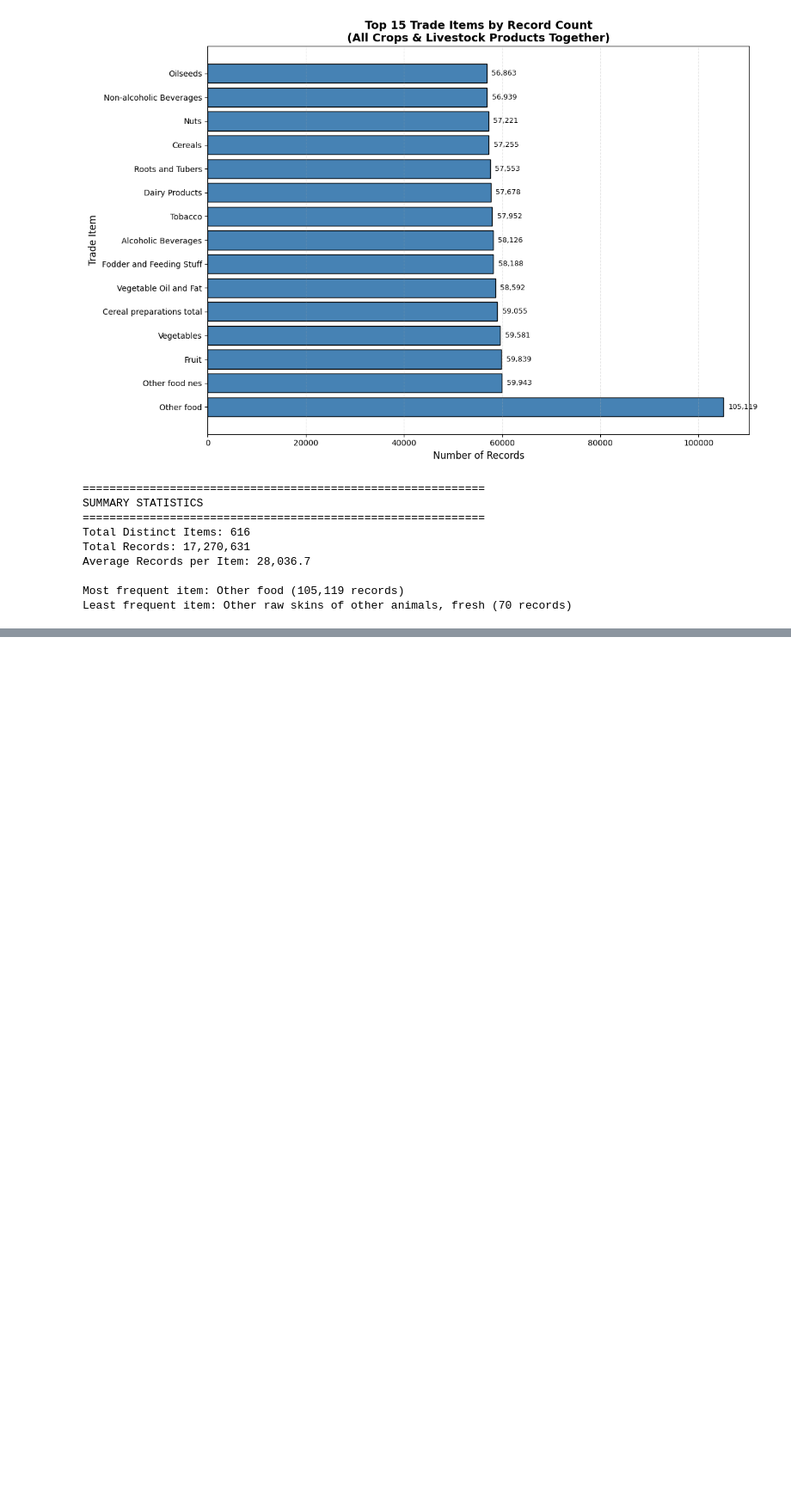
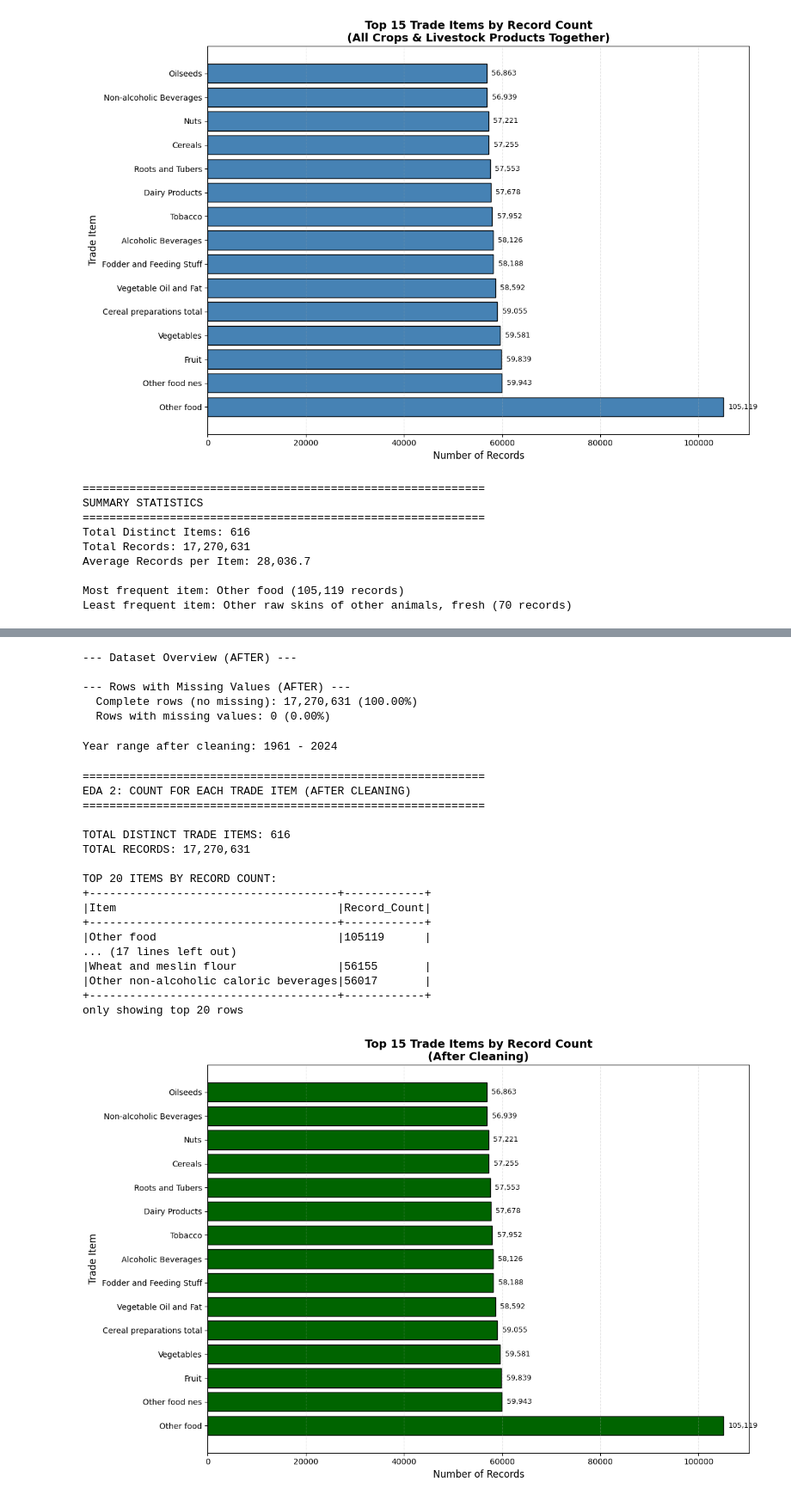
Before and after one commit to prodigal94/food-safe-bots, a Jupyter notebook: EDA.ipynb, the cells around one changed output, grey strips where cells are left out. Shown at 86% size. Saved outputs shown, nothing was run; the diff lists cells and outputs as text; code cells hidden in the pictures; blank space fills up the shorter version.

Commit message:
Data cleaning and EDA AFTER for total trade items

```diff
--- a/EDA.ipynb
+++ b/EDA.ipynb
@@ -157,0 +197,77 @@ Least frequent item: Other raw skins of other animals, fresh (70 records)
+# %%
+print("\n--- Dataset Overview (AFTER) ---")
+print("\n--- Rows with Missing Values (AFTER) ---")
+
+total_records_after = df_after.count()
+
+rows_with_missing_after = df_after.filter(
+    F.greatest(*[F.when(F.col(c).isNull(), 1).otherwise(0) for c in df_after.columns]) == 1
+).count()
+
+rows_complete_after = total_records_after - rows_with_missing_after
+print(f"  Complete rows (no missing): {rows_complete_after:,} ({rows_complete_after/total_records_after*100:.2f}%)")
+print(f"  Rows with missing values: {rows_with_missing_after:,} ({rows_with_missing_after/total_records_after*100:.2f}%)")
+# %% [output]
+--- Dataset Overview (AFTER) ---
+
+--- Rows with Missing Values (AFTER) ---
+  Complete rows (no missing): 17,270,631 (100.00%)
+  Rows with missing values: 0 (0.00%)
+# %%
+min_year_after = df_after.select(F.min('Year')).collect()[0][0]
+max_year_after = df_after.select(F.max('Year')).collect()[0][0]
+print(f"Year range after cleaning: {min_year_after} - {max_year_after}")
+# %% [output]
+Year range after cleaning: 1961 - 2024
+# %%
+# EDA 2: TOTAL TRADE ITEMS AFTER CLEANING
+print("\n" + "=" * 60)
+print("EDA 2: COUNT FOR EACH TRADE ITEM (AFTER CLEANING)")
+print("=" * 60)
+
+distinct_items_after = df_after.select("Item").distinct().count()
+print(f"\nTOTAL DISTINCT TRADE ITEMS: {distinct_items_after:,}")
+print(f"TOTAL RECORDS: {df_after.count():,}")
+
+item_counts_after = df_after.groupBy("Item").agg(
+    F.count("*").alias("Record_Count")
+).orderBy(F.desc("Record_Count"))
+
+print("\nTOP 20 ITEMS BY RECORD COUNT:")
+item_counts_after.show(20, truncate=False)
+
+item_top_list_after = item_counts_after.limit(15).collect()
+items_top_after = [row.Item for row in item_top_list_after]
+counts_top_after = [row.Record_Count for row in item_top_list_after]
+
+plt.figure(figsize=(12, 8))
+plt.barh(items_top_after, counts_top_after, color='darkgreen', edgecolor='black')
+plt.title('Top 15 Trade Items by Record Count\n(After Cleaning)', fontsize=14, fontweight='bold')
+plt.xlabel('Number of Records', fontsize=12)
+plt.ylabel('Trade Item', fontsize=12)
+
+for i, v in enumerate(counts_top_after):
+    plt.text(v + 1000, i, f'{v:,}', va='center', fontsize=9)
+
+plt.grid(axis='x', alpha=0.3, linestyle='--')
+plt.tight_layout()
+plt.show()
+# %% [output]
+============================================================
+EDA 2: COUNT FOR EACH TRADE ITEM (AFTER CLEANING)
+============================================================
+
+TOTAL DISTINCT TRADE ITEMS: 616
+TOTAL RECORDS: 17,270,631
+
+TOP 20 ITEMS BY RECORD COUNT:
++-------------------------------------+------------+
+|Item                                 |Record_Count|
++-------------------------------------+------------+
+|Other food                           |105119      |
+... (17 lines left out)
+|Wheat and meslin flour               |56155       |
+|Other non-alcoholic caloric beverages|56017       |
++-------------------------------------+------------+
+only showing top 20 rows
+[figure, added]
```
Also changed, not shown: parts of 3 cells of this notebook.
